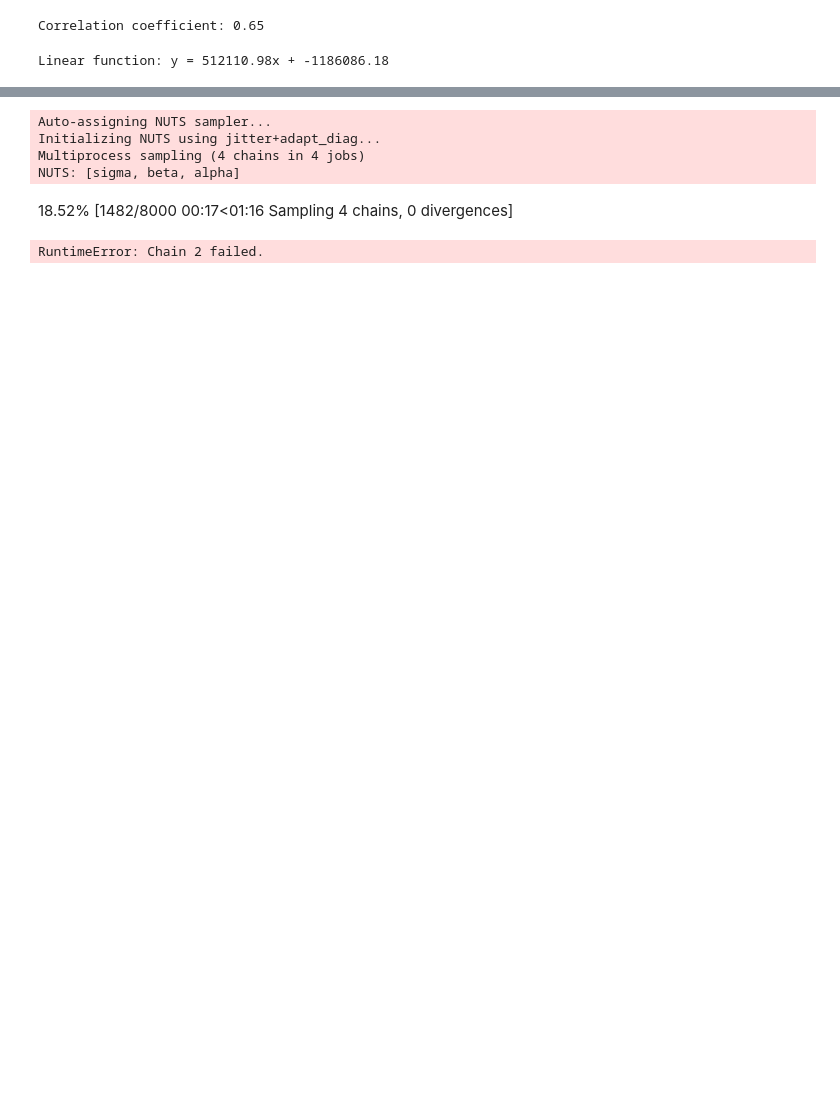
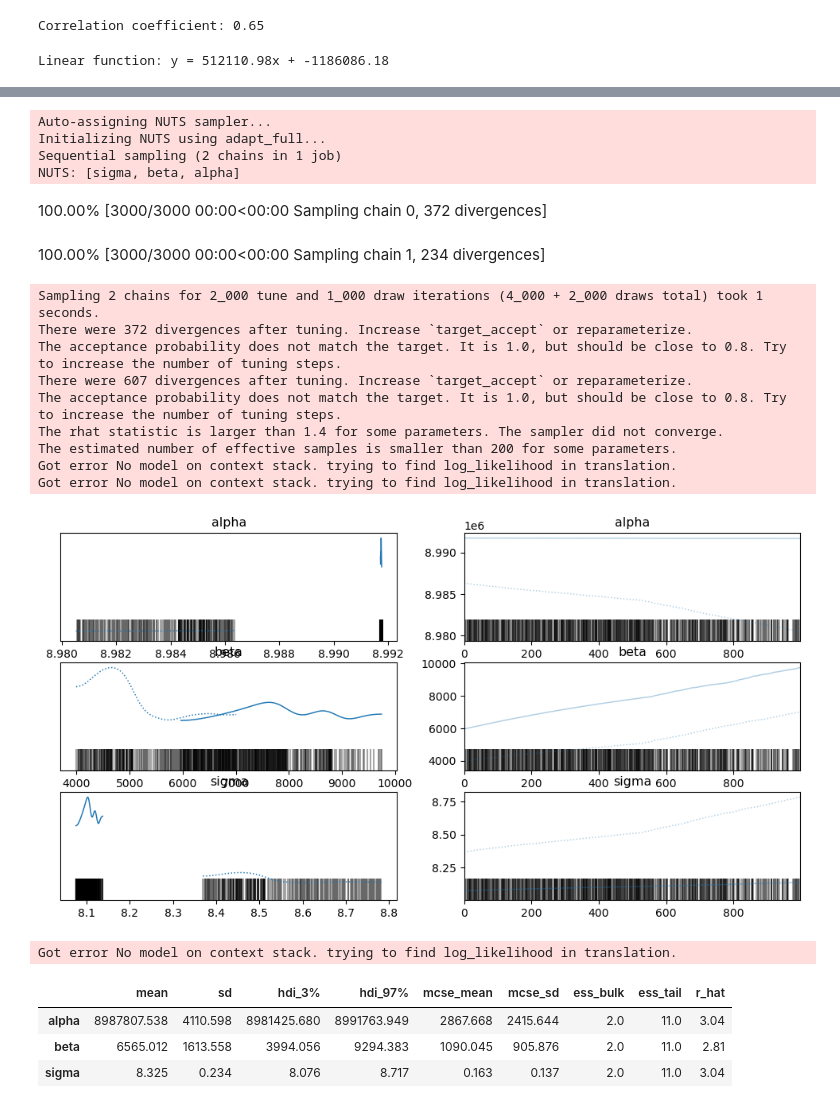
Before and after one commit to INFO6150-DataScience/wildfire-analytics-modelling, a Jupyter notebook: Wildfire_Analytics_Modeling.ipynb, the cells around one changed output, grey strips where cells are left out. Saved outputs shown, nothing was run; the diff lists cells and outputs as text; code cells hidden in the pictures; blank space fills up the shorter version.

```diff
--- a/Wildfire_Analytics_Modeling.ipynb
+++ b/Wildfire_Analytics_Modeling.ipynb
@@ -1080,35 +1102,51 @@ y_data = np.array(filtered_pm25_Emissons_in_year_rang_df)   # Response variable
 
 alpha_lower = y_data.mean() - 3 * y_data.std()
 alpha_upper = y_data.mean() + 3 * y_data.std()
 
 beta_lower = -3 * np.abs(y_data / x_data).max()
 beta_upper = 3 * np.abs(y_data / x_data).max()
 
 
 with pm.Model() as normal_regression_model:
     # Priors for unknown model parameters using Uniform distribution
     alpha = pm.Uniform('alpha', lower=alpha_lower, upper=alpha_upper)
     beta = pm.Uniform('beta', lower=beta_lower, upper=beta_upper)
 
     # Standard deviation still uses a HalfNormal
     sigma = pm.HalfNormal('sigma', sigma=10)
 
     # Linear regression model
     mu = alpha + beta * x_data
 
     # Likelihood (sampling distribution) of observations
     Y_obs = pm.Normal('Y_obs', mu=mu, sigma=sigma, observed=y_data)
 
     # Posterior sampling
-    trace = pm.sample(1000)
+    trace = pm.sample(1000,tune=2000, cores=1, chains=2, init='adapt_full')
 
 # Inspecting the trace with ArviZ
 az.plot_trace(trace)
 plt.show()
+az.summary(trace)
 # %% [output]
 Auto-assigning NUTS sampler...
-Initializing NUTS using jitter+adapt_diag...
-Multiprocess sampling (4 chains in 4 jobs)
+Initializing NUTS using adapt_full...
+Sequential sampling (2 chains in 1 job)
 NUTS: [sigma, beta, alpha]
-18.52% [1482/8000 00:17<01:16 Sampling 4 chains, 0 divergences]
+100.00% [3000/3000 00:00<00:00 Sampling chain 0, 372 divergences]
+100.00% [3000/3000 00:00<00:00 Sampling chain 1, 234 divergences]
-RuntimeError: Chain 2 failed.
+Sampling 2 chains for 2_000 tune and 1_000 draw iterations (4_000 + 2_000 draws total) took 1 seconds.
+There were 372 divergences after tuning. Increase `target_accept` or reparameterize.
+The acceptance probability does not match the target. It is 1.0, but should be close to 0.8. Try to increase the number of tuning steps.
+There were 607 divergences after tuning. Increase `target_accept` or reparameterize.
+The acceptance probability does not match the target. It is 1.0, but should be close to 0.8. Try to increase the number of tuning steps.
+The rhat statistic is larger than 1.4 for some parameters. The sampler did not converge.
+The estimated number of effective samples is smaller than 200 for some parameters.
+Got error No model on context stack. trying to find log_likelihood in translation.
+Got error No model on context stack. trying to find log_likelihood in translation.
+[figure, added]
+Got error No model on context stack. trying to find log_likelihood in translation.
+|  | mean | sd | hdi_3% | hdi_97% | mcse_mean | mcse_sd | ess_bulk | ess_tail | r_hat |
+| alpha | 8987807.538 | 4110.598 | 8981425.680 | 8991763.949 | 2867.668 | 2415.644 | 2.0 | 11.0 | 3.04 |
+| beta | 6565.012 | 1613.558 | 3994.056 | 9294.383 | 1090.045 | 905.876 | 2.0 | 11.0 | 2.81 |
+| sigma | 8.325 | 0.234 | 8.076 | 8.717 | 0.163 | 0.137 | 2.0 | 11.0 | 3.04 |
```
Also changed, not shown: parts of 43 cells of this notebook.
